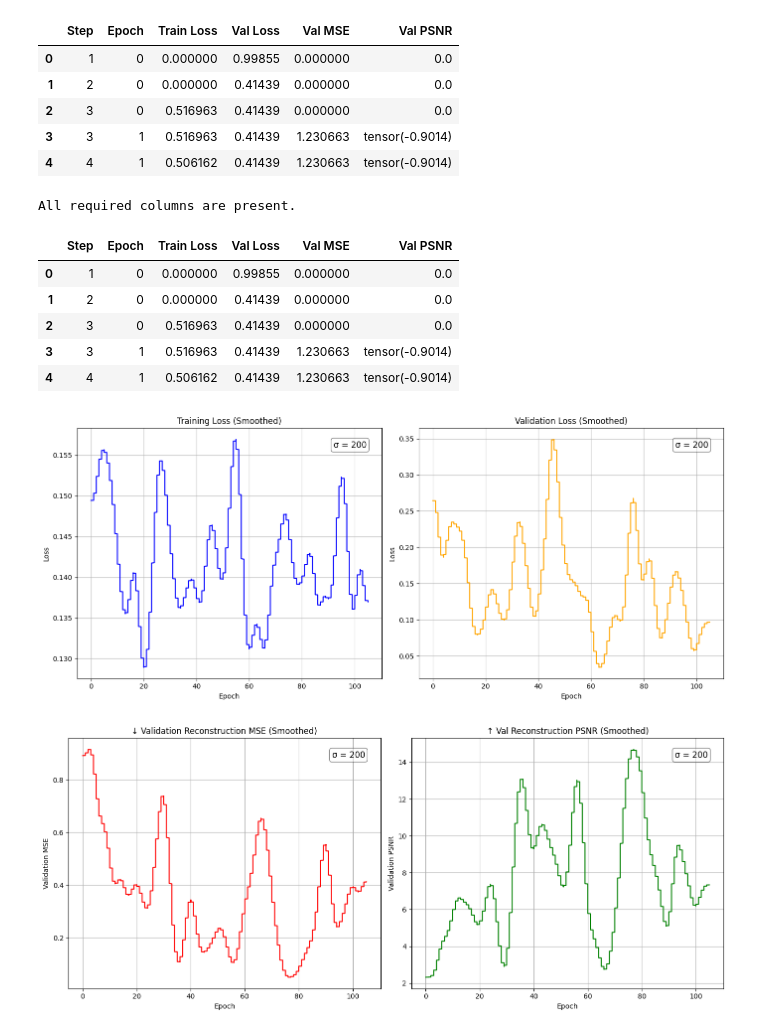
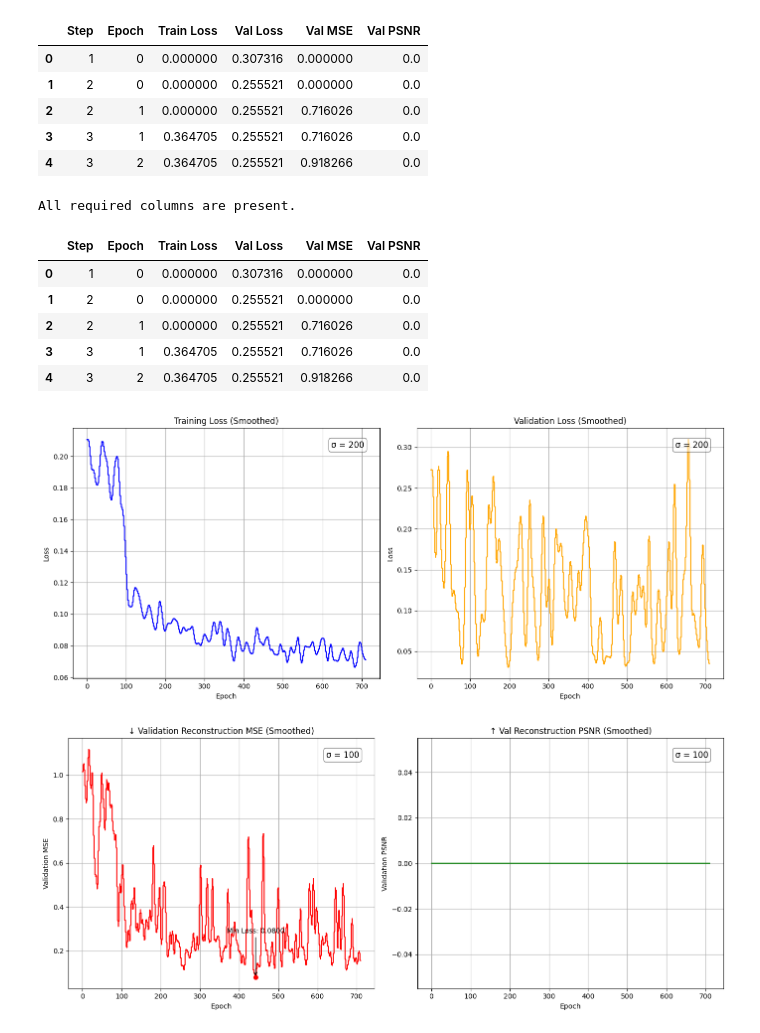
Before and after one commit to UNITES-Lab/sparse-cafm, a Jupyter notebook: __exps__/__controlnet_runs__/plot_figures.ipynb, the cells around one changed output. Saved outputs shown, nothing was run; the diff lists cells and outputs as text; code cells hidden in the pictures.

```diff
--- a/__exps__/__controlnet_runs__/plot_figures.ipynb
+++ b/__exps__/__controlnet_runs__/plot_figures.ipynb
@@ -6,7 +6,7 @@ import os
 
 NUM_EPOCHS = 100000
 
-csv_path = '/playpen/mufan/levi/tianlong-chen-lab/material-super-resolution/__exps__/__controlnet_runs__/2024-12-12-saphire-yes-sd-locked-fp16/log.csv'
+csv_path = '/playpen/mufan/levi/tianlong-chen-lab/material-super-resolution/__exps__/y-task-formulations/1. P(y | y_sparse)/2024-12-24_09-21-43_ControlNet_y_bar_y_sparse/log.csv'
 
 if not os.path.exists(csv_path):
     raise FileNotFoundError(f"The file {csv_path} does not exist. Please check the path.")
@@ -16,11 +16,11 @@ df = df[df['Epoch'] < NUM_EPOCHS]
 df.head()
 # %% [output]
 |  | Step | Epoch | Train Loss | Val Loss | Val MSE | Val PSNR |
-| 0 | 1 | 0 | 0.000000 | 0.99855 | 0.000000 | 0.0 |
-| 1 | 2 | 0 | 0.000000 | 0.41439 | 0.000000 | 0.0 |
-| 2 | 3 | 0 | 0.516963 | 0.41439 | 0.000000 | 0.0 |
-| 3 | 3 | 1 | 0.516963 | 0.41439 | 1.230663 | tensor(-0.9014) |
-| 4 | 4 | 1 | 0.506162 | 0.41439 | 1.230663 | tensor(-0.9014) |
+| 0 | 1 | 0 | 0.000000 | 0.307316 | 0.000000 | 0.0 |
+| 1 | 2 | 0 | 0.000000 | 0.255521 | 0.000000 | 0.0 |
+| 2 | 2 | 1 | 0.000000 | 0.255521 | 0.716026 | 0.0 |
+| 3 | 3 | 1 | 0.364705 | 0.255521 | 0.716026 | 0.0 |
+| 4 | 3 | 2 | 0.364705 | 0.255521 | 0.918266 | 0.0 |
 # %%
 
 required_columns = ['Step', 'Epoch', 'Train Loss', 'Val Loss', 'Val MSE', 'Val PSNR']
@@ -36,11 +36,11 @@ df_sorted.head()
 # %% [output]
 All required columns are present.
 |  | Step | Epoch | Train Loss | Val Loss | Val MSE | Val PSNR |
-| 0 | 1 | 0 | 0.000000 | 0.99855 | 0.000000 | 0.0 |
-| 1 | 2 | 0 | 0.000000 | 0.41439 | 0.000000 | 0.0 |
-| 2 | 3 | 0 | 0.516963 | 0.41439 | 0.000000 | 0.0 |
-| 3 | 3 | 1 | 0.516963 | 0.41439 | 1.230663 | tensor(-0.9014) |
-| 4 | 4 | 1 | 0.506162 | 0.41439 | 1.230663 | tensor(-0.9014) |
+| 0 | 1 | 0 | 0.000000 | 0.307316 | 0.000000 | 0.0 |
+| 1 | 2 | 0 | 0.000000 | 0.255521 | 0.000000 | 0.0 |
+| 2 | 2 | 1 | 0.000000 | 0.255521 | 0.716026 | 0.0 |
+| 3 | 3 | 1 | 0.364705 | 0.255521 | 0.716026 | 0.0 |
+| 4 | 3 | 2 | 0.364705 | 0.255521 | 0.918266 | 0.0 |
 # %%
 import matplotlib.pyplot as plt
 from scipy.ndimage import gaussian_filter1d
@@ -90,7 +90,7 @@ axes[1].text(0.95, 0.95, f'σ = {sigma}',
 plt.tight_layout()
 plt.show()
 # %% [output]
-[figure, old version]
+[figure, new version]
 # %%
 import matplotlib.pyplot as plt
 from scipy.ndimage import gaussian_filter1d
@@ -98,20 +98,21 @@ from scipy.ndimage import gaussian_filter1d
 # fix weird PSNR formatting
 corrected_arr = []
 for item in df_sorted['Val PSNR']:
-    val = ""
-    if "tensor" in item:
-        val = item.split("tensor(")[1][:-1]
-    else:
-        val = item
-    corrected_arr.append(float(val))
+    # val = ""
+    # if "tensor" in item:
+    #     val = item.split("tensor(")[1][:-1]
+    # else:
+    #     val = item
+    # corrected_arr.append(float(val))
+    corrected_arr.append(float(item))
 
 df_sorted['Val PSNR'] = corrected_arr
 
 # 10. Apply Gaussian Smoothing to Validation Metrics
-sigma_mse = 200
-sigma_psnr = 200
+sigma_mse = 100
+sigma_psnr = 100
 
-df_sorted['Val MSE Smoothed'] = gaussian_filter1d(df_sorted['Val MSE'], sigma=sigma_mse)
+df_sorted['Val MSE Smoothed'] = gaussian_filter1d(np.sqrt(df_sorted['Val MSE']), sigma=sigma_mse)
 df_sorted['Val PSNR Smoothed'] = gaussian_filter1d(df_sorted['Val PSNR'], sigma=sigma_psnr)
 
 # 11. Plot Gaussian Smoothed Validation MSE and PSNR
@@ -120,31 +121,43 @@ fig, axes = plt.subplots(1, 2, figsize=(14, 6))
 # Plot Smoothed Validation MSE
 axes[0].plot(df_sorted['Epoch'], df_sorted['Val MSE Smoothed'], color='red')
 axes[0].set_xlabel('Epoch')
 axes[0].set_ylabel('Validation MSE')
 axes[0].set_title('↓ Validation Reconstruction MSE (Smoothed)')
 axes[0].grid(True)
 
 # Add sigma annotation to MSE plot
 axes[0].text(0.95, 0.95, f'σ = {sigma_mse}',
              transform=axes[0].transAxes,
              fontsize=12, verticalalignment='top',
              horizontalalignment='right',
              bbox=dict(boxstyle='round', facecolor='white', alpha=0.5))
 
+min_index = np.argmin(df_sorted['Val MSE Smoothed'])
+lowest_val_epoch = df_sorted['Epoch'][min_index]
+lowest_val_loss = df_sorted['Val MSE Smoothed'][min_index]
+
+axes[0].plot(lowest_val_epoch, lowest_val_loss, 'ro', label='Min Loss')
+axes[0].annotate(f'Min Loss: {lowest_val_loss:.4f}',
+             xy=(lowest_val_epoch, lowest_val_loss),
+             xytext=(lowest_val_epoch, lowest_val_loss + 0.2),
+             arrowprops=dict(facecolor='black', arrowstyle='->'),
+             ha='center')
+
 # Plot Smoothed Validation PSNR
 axes[1].plot(df_sorted['Epoch'], df_sorted['Val PSNR Smoothed'], color='green')
 axes[1].set_xlabel('Epoch')
 axes[1].set_ylabel('Validation PSNR')
 axes[1].set_title('↑ Val Reconstruction PSNR (Smoothed)')
 axes[1].grid(True)
 
 # Add sigma annotation to PSNR plot
 axes[1].text(0.95, 0.95, f'σ = {sigma_psnr}',
              transform=axes[1].transAxes,
              fontsize=12, verticalalignment='top',
              horizontalalignment='right',
              bbox=dict(boxstyle='round', facecolor='white', alpha=0.5))
 
+
 plt.tight_layout(); plt.show();
 # %% [output]
-[figure, old version]
+[figure, new version]
```
Also changed, not shown: 43 other files.
